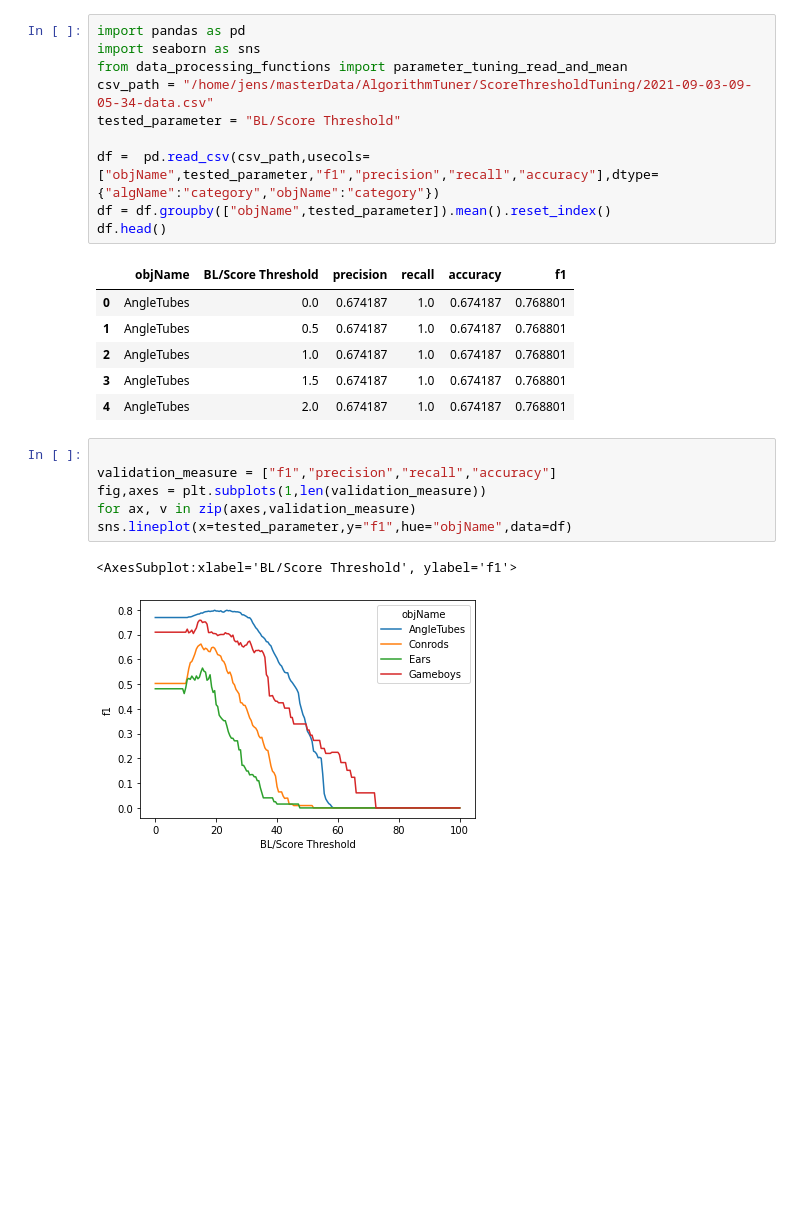
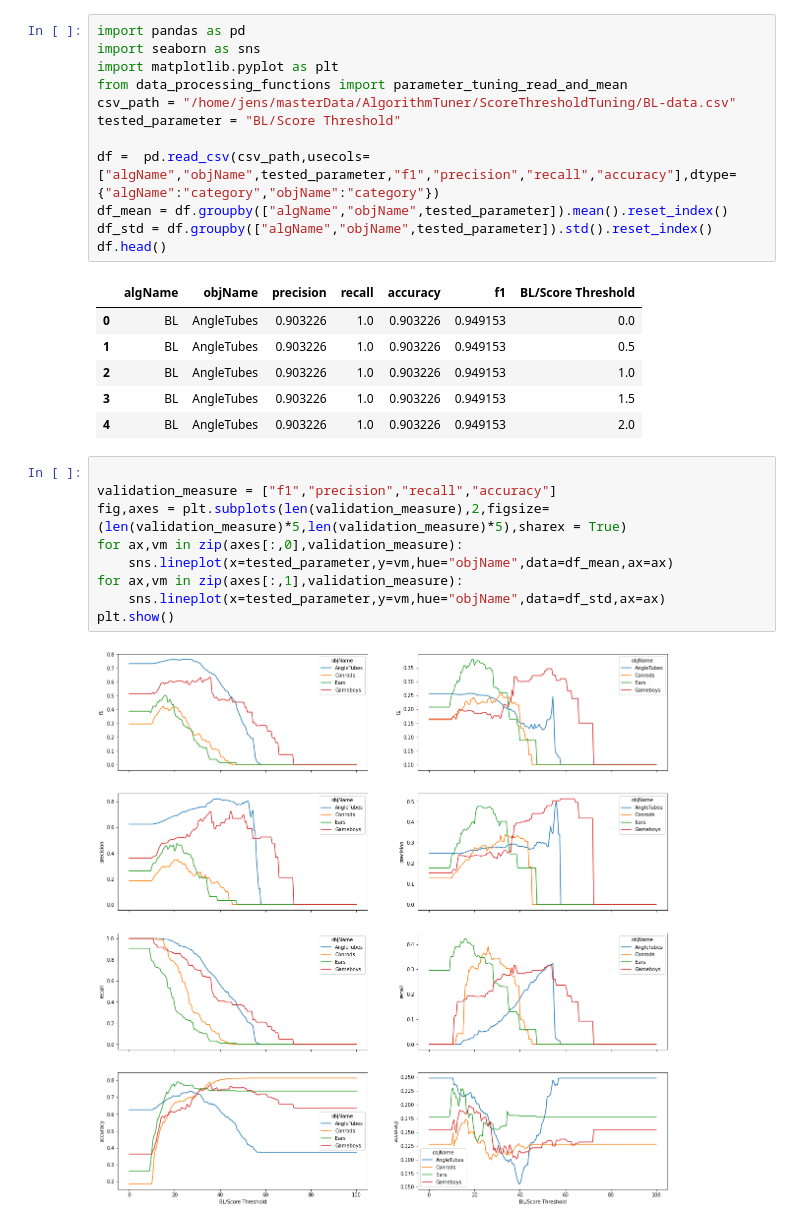
Before and after one commit to Jensbeltman/masterRepo, a Jupyter notebook: scripts/score_threshold_bl.ipynb, the cells around one changed output. Drawn from its saved outputs; the diff is of its cells as text; blank space fills up the shorter version.

```diff
--- a/scripts/score_threshold_bl.ipynb
+++ b/scripts/score_threshold_bl.ipynb
@@ -1,26 +1,30 @@
 # %%
 import pandas as pd
 import seaborn as sns
+import matplotlib.pyplot as plt
 from data_processing_functions import parameter_tuning_read_and_mean
-csv_path = "/home/jens/masterData/AlgorithmTuner/ScoreThresholdTuning/2021-09-03-09-05-34-data.csv"
+csv_path = "/home/jens/masterData/AlgorithmTuner/ScoreThresholdTuning/BL-data.csv"
 tested_parameter = "BL/Score Threshold"
 
-df =  pd.read_csv(csv_path,usecols=["objName",tested_parameter,"f1","precision","recall","accuracy"],dtype={"algName":"category","objName":"category"})
-df = df.groupby(["objName",tested_parameter]).mean().reset_index()
+df =  pd.read_csv(csv_path,usecols=["algName","objName",tested_parameter,"f1","precision","recall","accuracy"],dtype={"algName":"category","objName":"category"})
+df_mean = df.groupby(["algName","objName",tested_parameter]).mean().reset_index()
+df_std = df.groupby(["algName","objName",tested_parameter]).std().reset_index()
 df.head()
 # %% [output]
-|  | objName | BL/Score Threshold | precision | recall | accuracy | f1 |
-| 0 | AngleTubes | 0.0 | 0.674187 | 1.0 | 0.674187 | 0.768801 |
-| 1 | AngleTubes | 0.5 | 0.674187 | 1.0 | 0.674187 | 0.768801 |
-| 2 | AngleTubes | 1.0 | 0.674187 | 1.0 | 0.674187 | 0.768801 |
-| 3 | AngleTubes | 1.5 | 0.674187 | 1.0 | 0.674187 | 0.768801 |
-| 4 | AngleTubes | 2.0 | 0.674187 | 1.0 | 0.674187 | 0.768801 |
+|  | algName | objName | precision | recall | accuracy | f1 | BL/Score Threshold |
+| 0 | BL | AngleTubes | 0.903226 | 1.0 | 0.903226 | 0.949153 | 0.0 |
+| 1 | BL | AngleTubes | 0.903226 | 1.0 | 0.903226 | 0.949153 | 0.5 |
+| 2 | BL | AngleTubes | 0.903226 | 1.0 | 0.903226 | 0.949153 | 1.0 |
+| 3 | BL | AngleTubes | 0.903226 | 1.0 | 0.903226 | 0.949153 | 1.5 |
+| 4 | BL | AngleTubes | 0.903226 | 1.0 | 0.903226 | 0.949153 | 2.0 |
 # %%
 
 validation_measure = ["f1","precision","recall","accuracy"]
-fig,axes = plt.subplots(1,len(validation_measure))
-for ax, v in zip(axes,validation_measure)
-sns.lineplot(x=tested_parameter,y="f1",hue="objName",data=df)
+fig,axes = plt.subplots(len(validation_measure),2,figsize=(len(validation_measure)*5,len(validation_measure)*5),sharex = True)
+for ax,vm in zip(axes[:,0],validation_measure):
+    sns.lineplot(x=tested_parameter,y=vm,hue="objName",data=df_mean,ax=ax)
+for ax,vm in zip(axes[:,1],validation_measure):
+    sns.lineplot(x=tested_parameter,y=vm,hue="objName",data=df_std,ax=ax)
+plt.show()
 # %% [output]
-<AxesSubplot:xlabel='BL/Score Threshold', ylabel='f1'>
-[figure, old version]
+[figure, new version]
```
Also changed, not shown: parts of 5 cells of this notebook, 1 other file.
